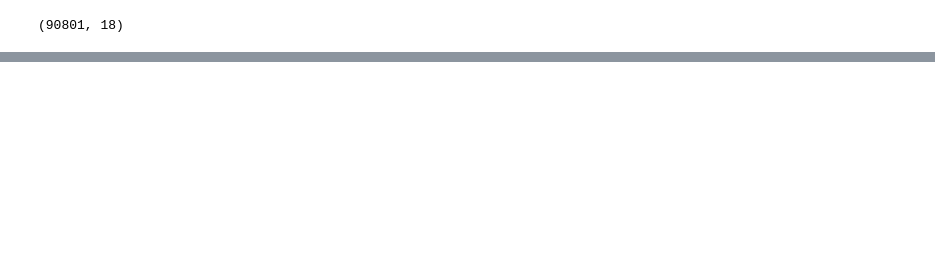
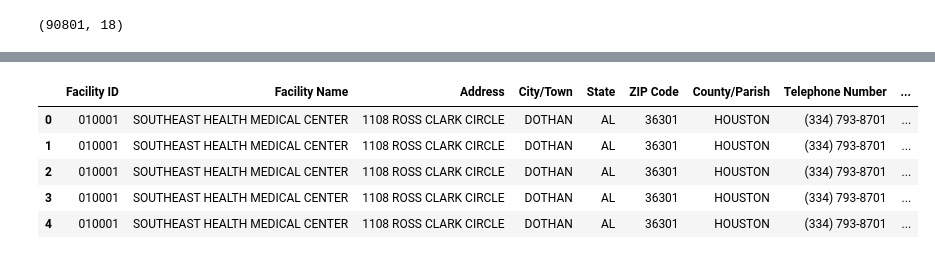
Before and after one commit to jahnavi13031999/Capstone-Project-Final, a Jupyter notebook: assignment.ipynb, the cells around one changed output, grey strips where cells are left out. Saved outputs shown, nothing was run; the diff lists cells and outputs as text; code cells hidden in the pictures; blank space fills up the shorter version.

```diff
--- a/assignment.ipynb
+++ b/assignment.ipynb
@@ -3,2 +19,2 @@ import pandas as pd
 # %%
-df = pd.read_csv(r"C:\Users\RAGHU JAMMULA\OneDrive - Saint Peters University\Desktop\Capstone Project\Hospital inmoratlity.csv")
+df = pd.read_csv(r"C:\Users\Sampath.emandi\Downloads\Complications_and_Deaths-Hospital.csv")
@@ -42,3 +49,11 @@ Index(['Facility ID', 'Facility Name', 'Address', 'City/Town', 'State',
        'Lower Estimate', 'Higher Estimate', 'Footnote', 'Start Date',
        'End Date'],
       dtype='object')
+# %%
+df = df.convert_dtypes()
+# Convert columns to float or int
+columns_to_convert = ['Denominator', 'Score', 'Lower Estimate', 'Higher Estimate']
+df[columns_to_convert] = df[columns_to_convert].apply(pd.to_numeric, errors='coerce')
+# General overview of the dataset
+print("Data Info:")
+df.info()
@@ -71,0 +121,9 @@ df.shape
+# %%
+df.head(5)
+# %% [output]
+|  | Facility ID | Facility Name | Address | City/Town | State | ZIP Code | County/Parish | Telephone Number | ... |
+| 0 | 010001 | SOUTHEAST HEALTH MEDICAL CENTER | 1108 ROSS CLARK CIRCLE | DOTHAN | AL | 36301 | HOUSTON | (334) 793-8701 | ... |
+| 1 | 010001 | SOUTHEAST HEALTH MEDICAL CENTER | 1108 ROSS CLARK CIRCLE | DOTHAN | AL | 36301 | HOUSTON | (334) 793-8701 | ... |
+| 2 | 010001 | SOUTHEAST HEALTH MEDICAL CENTER | 1108 ROSS CLARK CIRCLE | DOTHAN | AL | 36301 | HOUSTON | (334) 793-8701 | ... |
+| 3 | 010001 | SOUTHEAST HEALTH MEDICAL CENTER | 1108 ROSS CLARK CIRCLE | DOTHAN | AL | 36301 | HOUSTON | (334) 793-8701 | ... |
+| 4 | 010001 | SOUTHEAST HEALTH MEDICAL CENTER | 1108 ROSS CLARK CIRCLE | DOTHAN | AL | 36301 | HOUSTON | (334) 793-8701 | ... |
```
Also changed, not shown: parts of 34 cells of this notebook.
